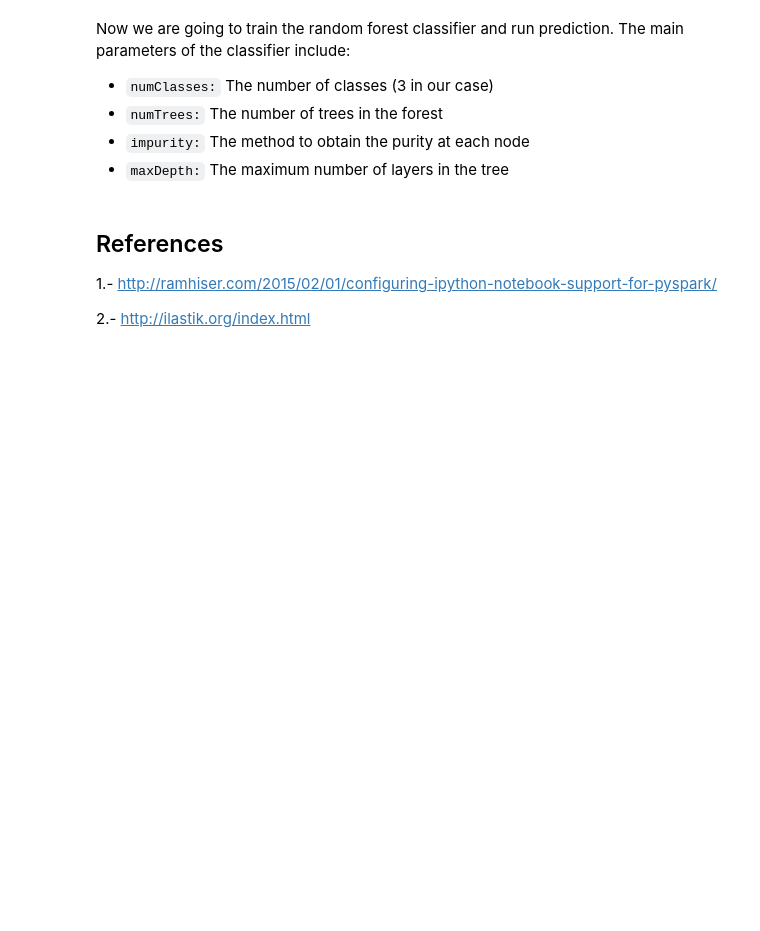
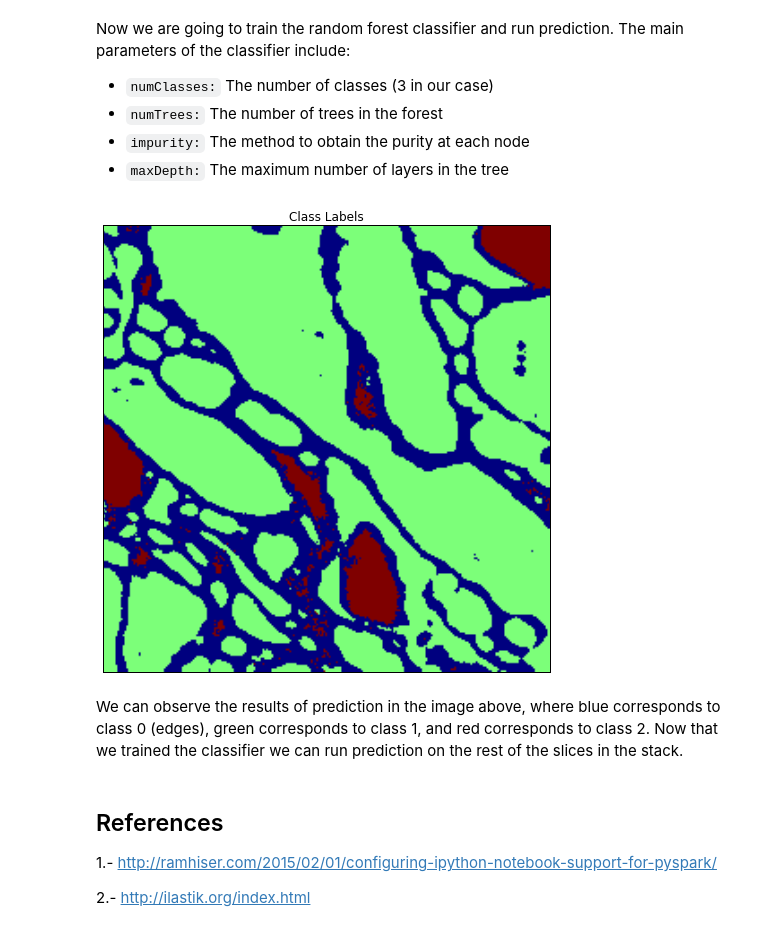
Before and after one commit to JaimeIvanCervantes/ProgrammingPuzzlesExamplesTests, a Jupyter notebook: notebooks/PysparkMLLibRandomForest.ipynb, the cells around one changed output. Drawn from its saved outputs; the diff is of its cells as text; code cells hidden in the pictures; blank space fills up the shorter version.

```diff
--- a/notebooks/PysparkMLLibRandomForest.ipynb
+++ b/notebooks/PysparkMLLibRandomForest.ipynb
@@ -279,17 +279,31 @@ Now we are going to train the random forest classifier and run prediction. The m
 # %%
 # Train the random forest
 model = RandomForest.trainClassifier(sc.parallelize(trainingData), numClasses=3, categoricalFeaturesInfo={}, numTrees=50, featureSubsetStrategy="auto", impurity='gini', maxDepth=4, maxBins=32)
 
 # Predict
 resultImage = np.zeros([features.shape[0], features.shape[1]])
 
 for i in range(features.shape[0]):
-	for j in range(features.shape[1]):
-		prediction = model.predict(features[i,j,:])
-		resultImage[i,j] = prediction
+    for j in range(features.shape[1]):
+        prediction = model.predict(features[i,j,:])
+        resultImage[i,j] = prediction
+        #print "i:{0}, j:{1}, pred:{2}, res:{3}".format(i,j,prediction,resultImage[i,j])
 
 pylab.title('Class Labels')
-pylab.show(resultImage)
+pylab.imshow(resultImage)
+
+# Hide ticks
+frame = pylab.gca()
+frame.axes.get_xaxis().set_ticks([])
+frame.axes.get_yaxis().set_ticks([])
+
+# Set size
+config = pylab.gcf()
+config.set_size_inches(8,8)
+# %% [output]
+[figure, added]
+# %% [markdown]
+We can observe the results of prediction in the image above, where blue corresponds to class 0 (edges), green corresponds to class 1, and red corresponds to class 2. Now that we trained the classifier we can run prediction on the rest of the slices in the stack.
 # %% [markdown]
 References
 ----------
```
Also changed, not shown: parts of 3 cells of this notebook.
